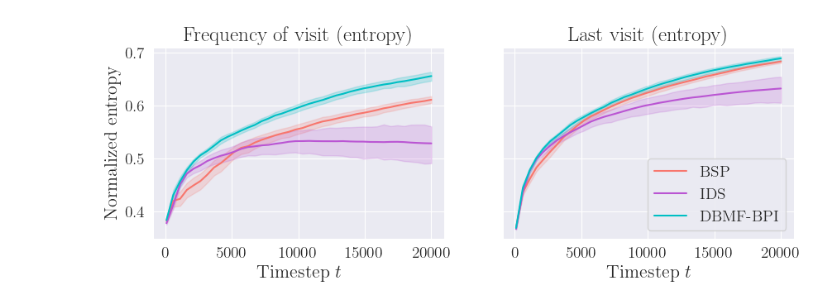
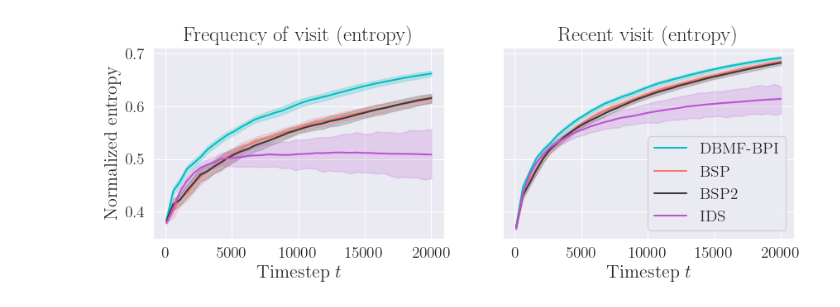
Before and after one commit to rssalessio/ModelFreeActiveExplorationRL, a Jupyter notebook: CartPoleSwingUp/make_entropy_plots.ipynb, the cells around one changed output. Cells and saved outputs as stored; diff of their text form; code cells hidden in the pictures.

Commit message:
add plots

```diff
--- a/CartPoleSwingUp/make_entropy_plots.ipynb
+++ b/CartPoleSwingUp/make_entropy_plots.ipynb
@@ -49,14 +49,15 @@ for agent in agents:
 # %%
 T = 20000   # Total timesteps considered
 runs = 30    # Specify number of runs
-x = np.zeros((3, runs, T))
-xdot = np.zeros((3, runs, T))
-theta = np.zeros((3, runs, T))
-thetadot = np.zeros((3, runs, T))
-timestamps = np.zeros((3, runs,T))
-states = np.zeros((3, runs, T, 8))
+num_agents = len(agents)
+x = np.zeros((num_agents, runs, T))
+xdot = np.zeros((num_agents, runs, T))
+theta = np.zeros((num_agents, runs, T))
+thetadot = np.zeros((num_agents, runs, T))
+timestamps = np.zeros((num_agents, runs,T))
+states = np.zeros((num_agents, runs, T, 8))
 
-for idx, agent in enumerate(['bsp', 'ids', 'dbmfbpi']):
+for idx, agent in enumerate(['dbmfbpi', 'bsp', 'bsp2', 'ids' ]):
     for n in range(runs):
         timesteps, episodes, _states, actions= map(np.array, zip(*data[agent][difficulty][n].agent_stats.states_actions_visited))
         timestamps[idx, n, :] = timesteps[:T]
@@ -79,7 +80,7 @@ thetadot_norm = (thetadot - thetadot.min()) / (thetadot.max() - thetadot.min())
 sns.set_style("darkgrid", rc=rc_parameters)
 bins = int(np.ceil(np.log2(T) + 1))
 points = np.linspace(100, T, num=int( T/500), dtype=np.int64)
-results = np.zeros((3, len(points), runs))
+results = np.zeros((num_agents, len(points), runs))
 df_freq_visit = pd.DataFrame({}, columns=['t', 'entropy', 'agent'])
 
 
@@ -92,7 +93,7 @@ LABELS = {
 colors = ['#f8766d', '#00bfc4', 'mediumorchid','#3B3B3B','#0096FF','#a3a500']
 color_dict = {agent: color for agent, color in zip(['BSP', 'DBMF-BPI', 'IDS', 'BSP2'], colors)}
 
-for idx, agent in enumerate(['bsp', 'ids', 'dbmfbpi']):
+for idx, agent in enumerate(['dbmfbpi', 'bsp', 'bsp2', 'ids' ]):
     for n in range(runs):
         for tidx, t in enumerate(points):
             var1, var2,var3,var4, tm = x_norm[idx,n,:t+1], xdot_norm[idx,n,:t+1],theta_norm[idx,n,:t+1], thetadot_norm[idx,n,:t+1], timestamps[idx,n,:t+1]
@@ -109,8 +110,8 @@ hist, edges = np.histogramdd(vars, bins=bins)
 points = np.linspace(100, T, num=int( T/500), dtype=np.int64)
 df_last_visit = pd.DataFrame({}, columns=['t', 'entropy', 'agent'])
 
-entropies = np.zeros((3, runs, len(points)))
-for idx, agent in enumerate(['bsp', 'ids', 'dbmfbpi']):
+entropies = np.zeros((num_agents, runs, len(points)))
+for idx, agent in enumerate(['dbmfbpi', 'bsp', 'bsp2', 'ids' ]):
     for n in range(runs):
         for tidx, t in enumerate(points):
             var1, var2,var3,var4, tm = x_norm[idx,n,:t+1], xdot_norm[idx,n,:t+1],theta_norm[idx,n,:t+1], thetadot_norm[idx,n,:t+1], timestamps[idx,n,:t+1]
@@ -131,18 +132,18 @@ for idx, agent in enumerate(['bsp', 'ids', 'dbmfbpi']):
 # %%
 fig, ax = plt.subplots(1,2, figsize=(10,3), sharey=True)
 sns.lineplot(x='t', y='entropy', hue='agent', data=df_freq_visit, palette=color_dict, ax=ax[0])
 sns.lineplot(x='t', y='entropy', hue='agent', data=df_last_visit, palette=color_dict, ax=ax[1])
 
 
 ax[0].set_xlabel(r'$\mathrm{Timestep}$ $t$')
 ax[1].set_xlabel(r'$\mathrm{Timestep}$ $t$')
 ax[0].set_ylabel(r'$\mathrm{Normalized \ entropy}$')
 ax[0].set_title(r'Frequency of visit (entropy)')
-ax[1].set_title(r'Last visit (entropy)')
+ax[1].set_title(r'Recent visit (entropy)')
 ax[0].get_legend().remove()
 ax[1].get_legend().remove()
 plt.legend()
 plt.savefig(f'figures/exploration_entropy_{difficulty}.pdf', bbox_inches='tight')
 plt.show()
 # %% [output]
-[figure, old version]
+[figure, new version]
```
Also changed, not shown: 22 other files.
